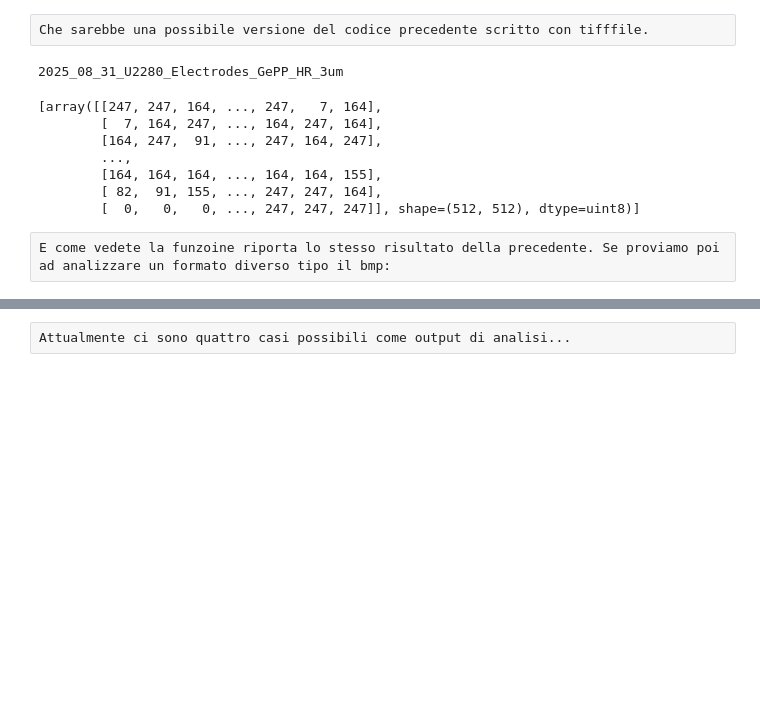
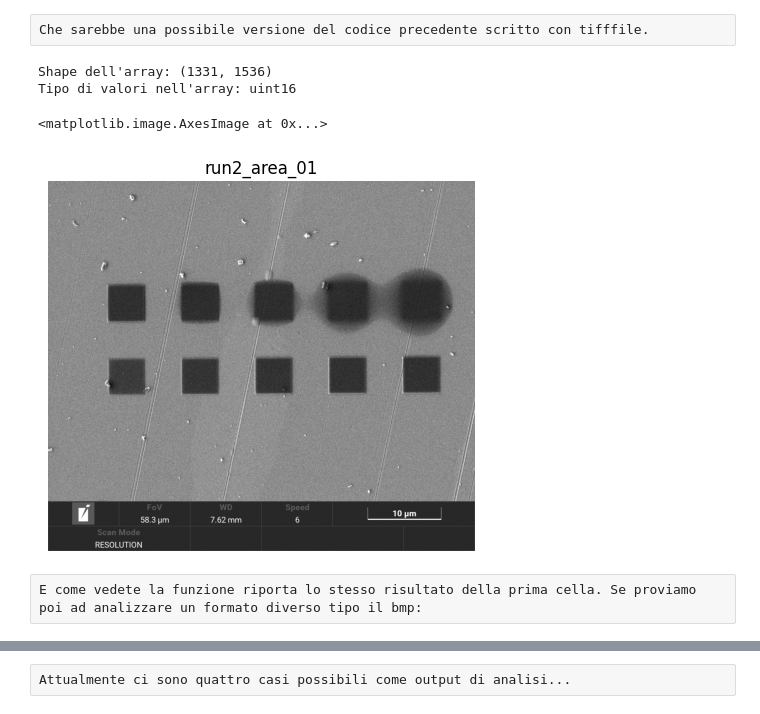
Before and after one commit to Trog-404/Managing-tifs, a Jupyter notebook: Analyze_input_data.ipynb, the cells around one changed output, grey strips where cells are left out. Saved outputs shown, nothing was run; the diff lists cells and outputs as text; code cells hidden in the pictures; blank space fills up the shorter version.

```diff
--- a/Analyze_input_data.ipynb
+++ b/Analyze_input_data.ipynb
@@ -92,19 +93,18 @@ def extract_data_from_image_pilversion(tif_image):
 # %% [raw]
 Che sarebbe una possibile versione del codice precedente scritto con tifffile.
 # %%
-name, data = extract_data_from_image_pilversion("./File_per_sem/tiffs_for_sem/2025_08_31_U2280_Electrodes_GePP_HR_3um.tif")
+name, data = extract_data_from_image_pilversion("./images/run2_area_01.tif")
 
-print(name)
-data
+print(f"Shape dell'array: {data[0].shape}")
+print(f"Tipo di valori nell'array: {data[0].dtype}")
+plt.axis('off')
+plt.title(name)
+plt.imshow(data[0], 'gray')
 # %% [output]
-2025_08_31_U2280_Electrodes_GePP_HR_3um
+Shape dell'array: (1331, 1536)
+Tipo di valori nell'array: uint16
-[array([[247, 247, 164, ..., 247,   7, 164],
-        [  7, 164, 247, ..., 164, 247, 164],
-        [164, 247,  91, ..., 247, 164, 247],
-        ...,
-        [164, 164, 164, ..., 164, 164, 155],
-        [ 82,  91, 155, ..., 247, 247, 164],
-        [  0,   0,   0, ..., 247, 247, 247]], shape=(512, 512), dtype=uint8)]
+<matplotlib.image.AxesImage at 0x...>
+[figure, added]
 # %% [raw]
-E come vedete la funzoine riporta lo stesso risultato della precedente. Se proviamo poi ad analizzare un formato diverso tipo il bmp:
+E come vedete la funzione riporta lo stesso risultato della prima cella. Se proviamo poi ad analizzare un formato diverso tipo il bmp:
 # %%
```
Also changed, not shown: parts of 38 cells of this notebook, 11 other files.
